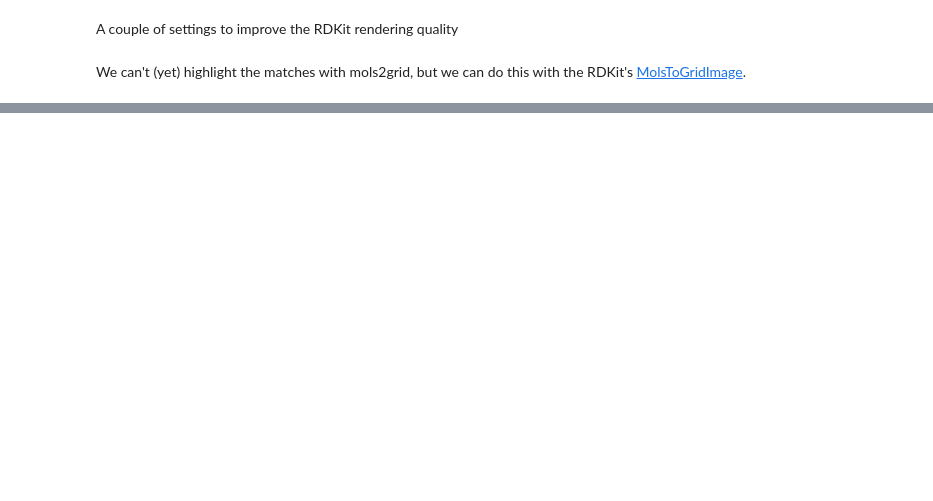
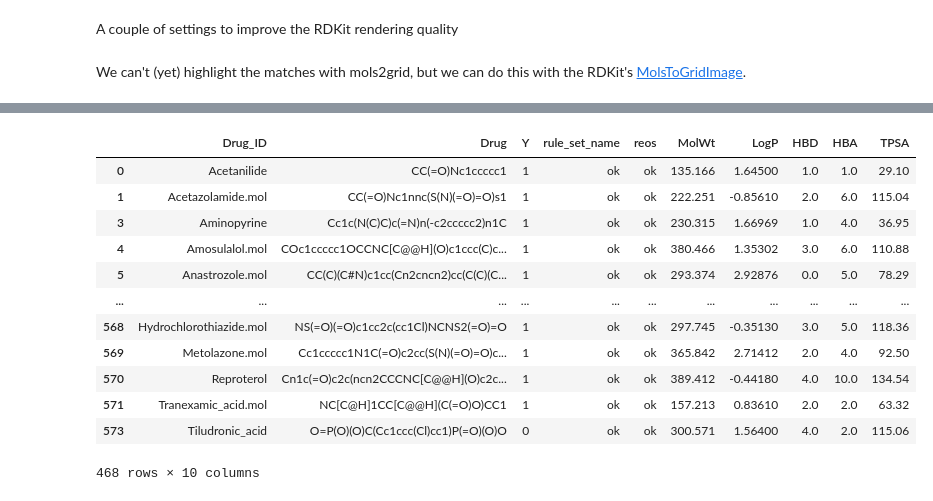
Before and after one commit to PatWalters/useful_rdkit_utils, a Jupyter notebook: notebooks/demo_REOS.ipynb, the cells around one changed output, grey strips where cells are left out. Drawn from its saved outputs; the diff is of its cells as text; code cells hidden in the pictures; blank space fills up the shorter version.

```diff
--- a/notebooks/demo_REOS.ipynb
+++ b/notebooks/demo_REOS.ipynb
@@ -216,0 +243,18 @@ img
+# %%
+cpd_query = """reos == 'ok' and MolWt <= 500 and LogP <= 5 and HBD <= 5 and HBA <= 10 and TPSA <= 140"""
+# %%
+hia_data.query(cpd_query)
+# %% [output]
+|  | Drug_ID | Drug | Y | rule_set_name | reos | MolWt | LogP | HBD | HBA | TPSA |
+| 0 | Acetanilide | CC(=O)Nc1ccccc1 | 1 | ok | ok | 135.166 | 1.64500 | 1.0 | 1.0 | 29.10 |
+| 1 | Acetazolamide.mol | CC(=O)Nc1nnc(S(N)(=O)=O)s1 | 1 | ok | ok | 222.251 | -0.85610 | 2.0 | 6.0 | 115.04 |
+| 3 | Aminopyrine | Cc1c(N(C)C)c(=N)n(-c2ccccc2)n1C | 1 | ok | ok | 230.315 | 1.66969 | 1.0 | 4.0 | 36.95 |
+| 4 | Amosulalol.mol | COc1ccccc1OCCNC[C@@H](O)c1ccc(C)c... | 1 | ok | ok | 380.466 | 1.35302 | 3.0 | 6.0 | 110.88 |
+| 5 | Anastrozole.mol | CC(C)(C#N)c1cc(Cn2cncn2)cc(C(C)(C... | 1 | ok | ok | 293.374 | 2.92876 | 0.0 | 5.0 | 78.29 |
+| ... | ... | ... | ... | ... | ... | ... | ... | ... | ... | ... |
+| 568 | Hydrochlorothiazide.mol | NS(=O)(=O)c1cc2c(cc1Cl)NCNS2(=O)=O | 1 | ok | ok | 297.745 | -0.35130 | 3.0 | 5.0 | 118.36 |
+| 569 | Metolazone.mol | Cc1ccccc1N1C(=O)c2cc(S(N)(=O)=O)c... | 1 | ok | ok | 365.842 | 2.71412 | 2.0 | 4.0 | 92.50 |
+| 570 | Reproterol | Cn1c(=O)c2c(ncn2CCCNC[C@@H](O)c2c... | 1 | ok | ok | 389.412 | -0.44180 | 4.0 | 10.0 | 134.54 |
+| 571 | Tranexamic_acid.mol | NC[C@H]1CC[C@@H](C(=O)O)CC1 | 1 | ok | ok | 157.213 | 0.83610 | 2.0 | 2.0 | 63.32 |
+| 573 | Tiludronic_acid | O=P(O)(O)C(Cc1ccc(Cl)cc1)P(=O)(O)O | 0 | ok | ok | 300.571 | 1.56400 | 4.0 | 2.0 | 115.06 |
+468 rows × 10 columns
```
Also changed, not shown: parts of 8 cells of this notebook, 1 other file.
